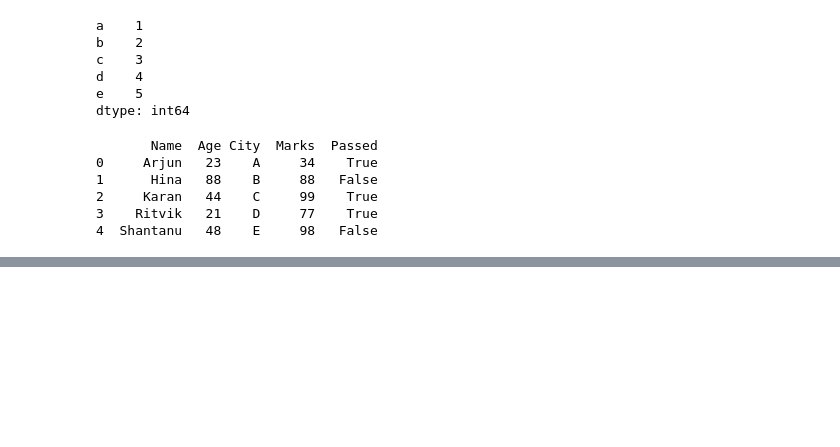
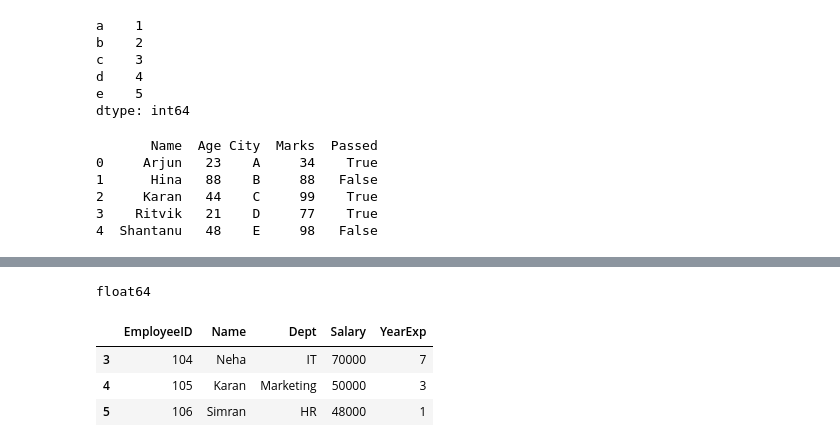
Before and after one commit to Harnoor0718/Data_Analytics, a Jupyter notebook: Summer Training/Pandas.ipynb, the cells around one changed output, grey strips where cells are left out. Drawn from its saved outputs; the diff is of its cells as text; code cells hidden in the pictures; blank space fills up the shorter version.

```diff
--- a/Summer Training/Pandas.ipynb
+++ b/Summer Training/Pandas.ipynb
@@ -185,0 +263,22 @@ dtype: object
+# %%
+s = pd.Series([1, 2, np.nan, 4])
+print(s.dtype)
+# %% [output]
+float64
+# %%
+p = ({
+    'EmployeeID': [101, 102, 103, 104, 105, 106],
+    'Name': ['Aman', 'Priya', 'Rahul', 'Neha', 'Karan', 'Simran'],
+    'Dept': ['HR', 'IT', 'Finance', 'IT', 'Marketing', 'HR'],
+    'Salary': [45000, 60000, 55000, 70000, 50000, 48000],
+    'YearExp': [2, 5, 4, 7, 3, 1]
+})
+df = pd.DataFrame(p)
+
+df.head(3)
+df.tail(3)
+# %% [output]
+|  | EmployeeID | Name | Dept | Salary | YearExp |
+| 3 | 104 | Neha | IT | 70000 | 7 |
+| 4 | 105 | Karan | Marketing | 50000 | 3 |
+| 5 | 106 | Simran | HR | 48000 | 1 |
```
Also changed, not shown: parts of 12 cells of this notebook.
